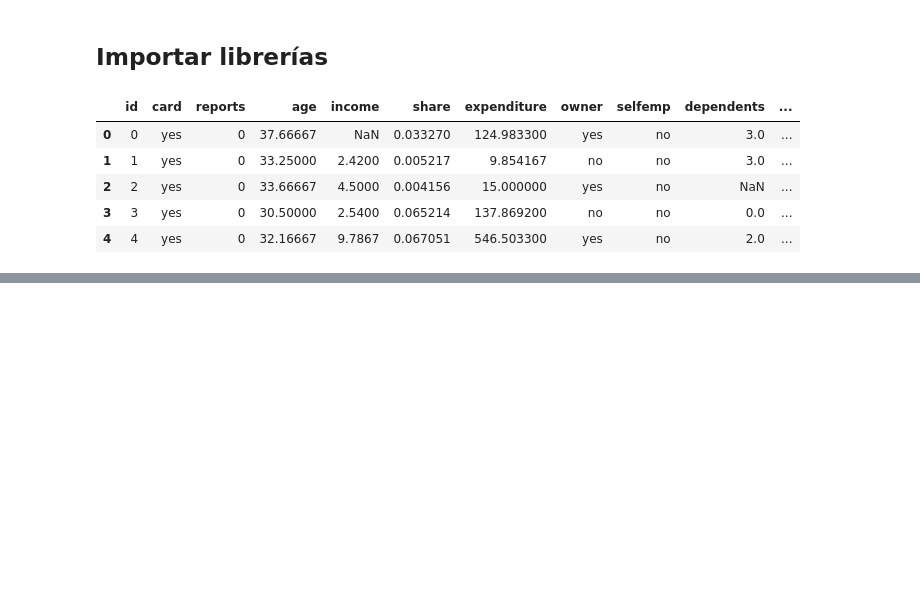
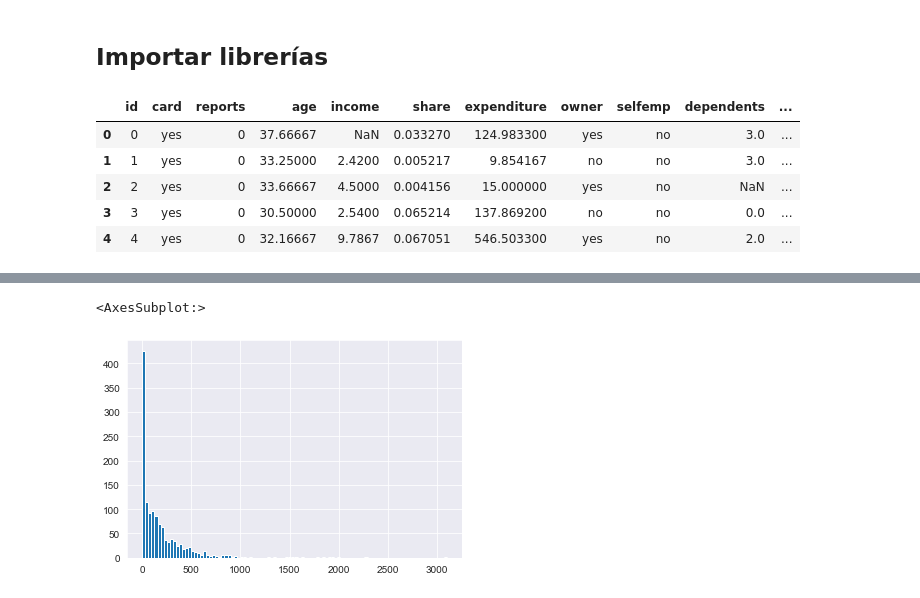
Before and after one commit to santyjara/Data-science-workshops, a Jupyter notebook: Data cleaning workshop/Workshop #2.ipynb, the cells around one changed output, grey strips where cells are left out. Saved outputs shown, nothing was run; the diff lists cells and outputs as text; code cells hidden in the pictures; blank space fills up the shorter version.

```diff
--- a/Data cleaning workshop/Workshop #2.ipynb
+++ b/Data cleaning workshop/Workshop #2.ipynb
@@ -30,0 +202,5 @@ data.head()
+# %%
+data['expenditure'].hist(bins=100)
+# %% [output]
+<AxesSubplot:>
+[figure, added]
```
Also changed, not shown: parts of 40 cells of this notebook.
